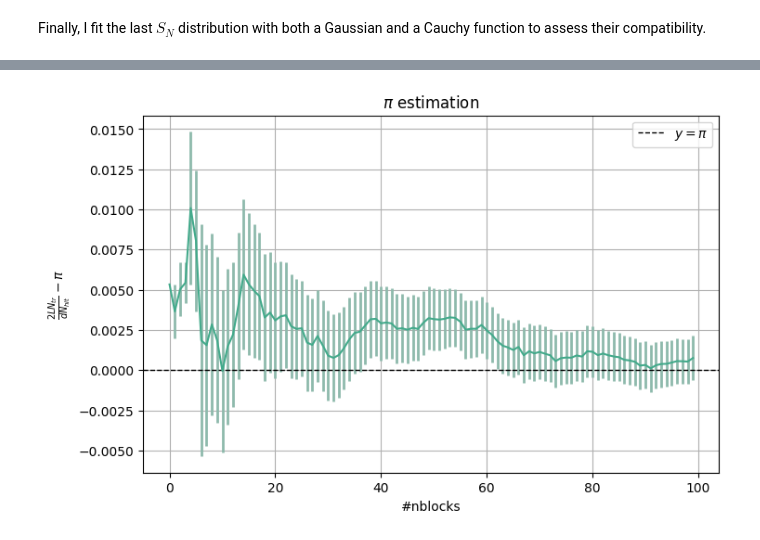
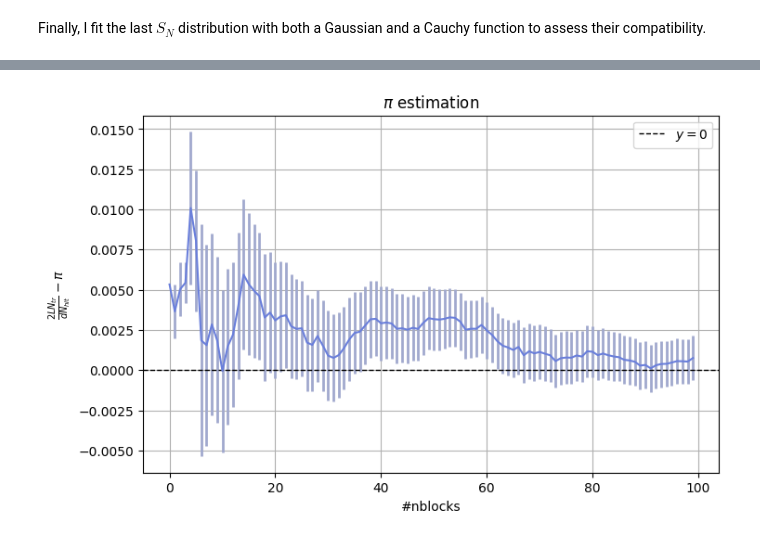
Before and after one commit to chinigio/NSL_Numerical-Simulation-Laboratory, a Jupyter notebook: Es1/Notebook_es1.ipynb, the cells around one changed output, grey strips where cells are left out. Cells and saved outputs as stored; diff of their text form; code cells hidden in the pictures.

```diff
--- a/Es1/Notebook es1.ipynb
+++ b/Es1/Notebook_es1.ipynb
@@ -220,14 +249,16 @@ Once you have the number of the crossing needle $N_{hit}$, it is possible to eva
 # %%
+#loading data
 pi = np.loadtxt("data/pi.dat")
 
 fig, axes = plt.subplots(1, 1, figsize=(8, 5))
 
-axes.errorbar(pi[:,0], pi[:,1]-np.pi, yerr=pi[:,2], color=colors[0], ecolor='#8EBAAC', elinewidth=2, capsize=0)
-axes.axhline(y=0, color='black', linestyle='--', linewidth=1, label=r'$y = \pi$')
+#plotting pi estimation
+axes.errorbar(pi[:,0], pi[:,1]-np.pi, yerr=pi[:,2], color=colors[3], ecolor='#A1A9CE', elinewidth=2, capsize=0)
+axes.axhline(y=0, color='black', linestyle='--', linewidth=1, label=r'$y = 0$')
 axes.set_title(r'$\pi$ estimation')
 axes.set_xlabel('#nblocks')
 axes.set_ylabel(r'$\frac{2 L N_{tr}}{d N_{hit}} - \pi$')
 axes.legend()
 axes.grid(True)
 # %% [output]
-[figure, old version]
+[figure, new version]
```
Also changed, not shown: parts of 15 cells of this notebook, 3 other files.
